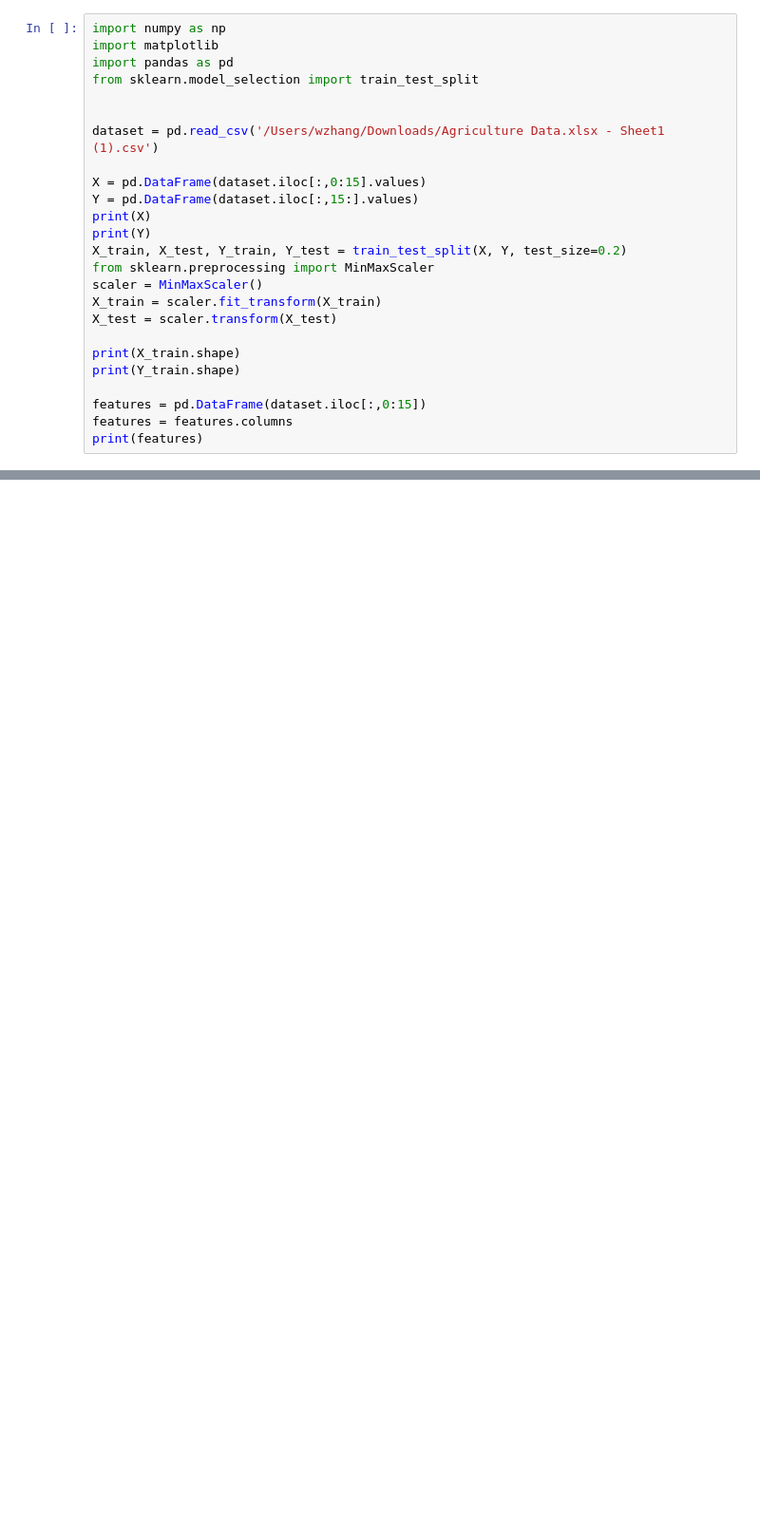
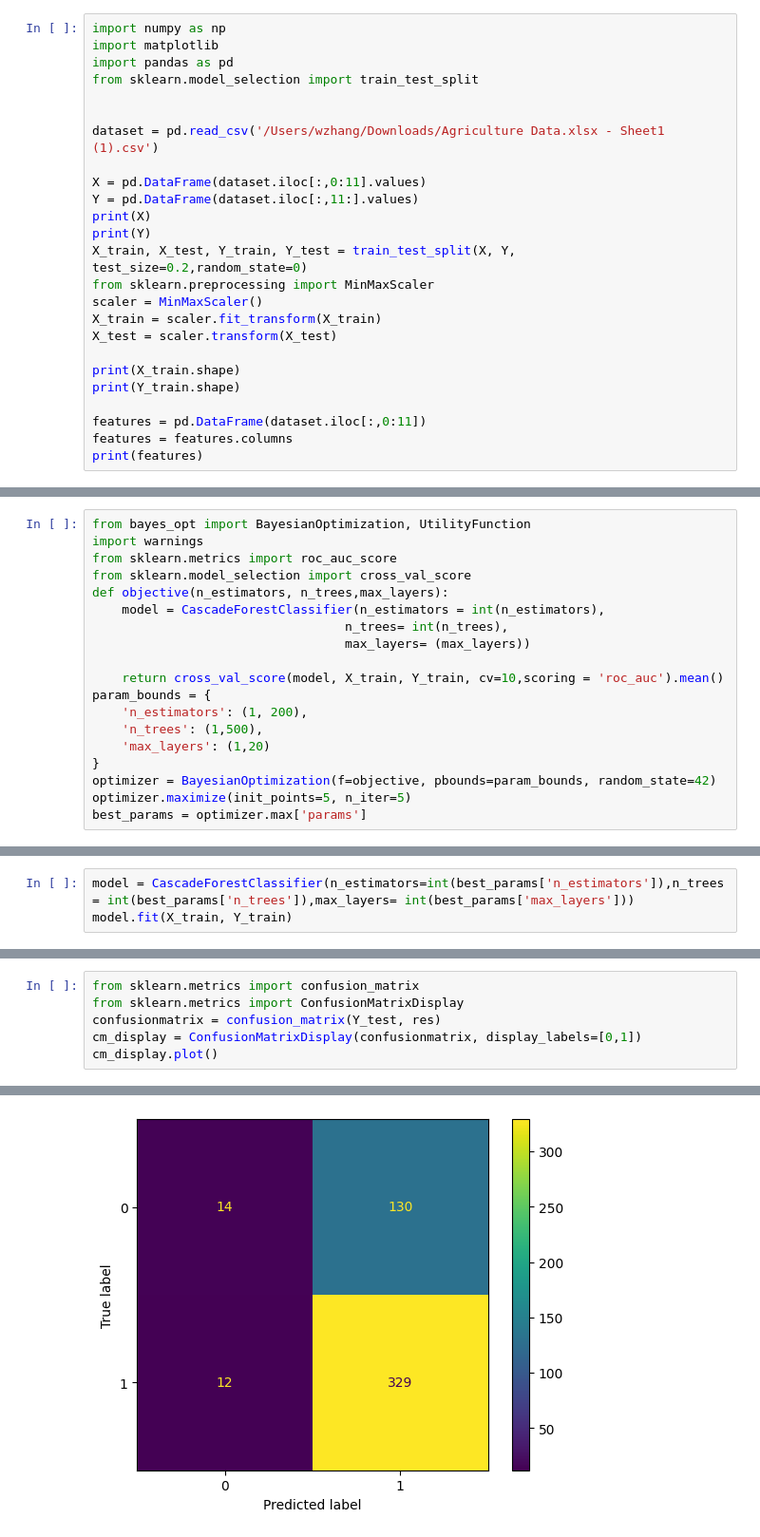
Before and after one commit to EddieZ18326/SSTP-Injury-Projects, a Jupyter notebook: Agriculture/Ensemble/DFC.ipynb, the cells around one changed output, grey strips where cells are left out. Shown at 95% size. Cells and saved outputs as stored; diff of their text form; blank space fills up the shorter version.

```diff
--- a/Agriculture/Ensemble/DFC.ipynb
+++ b/Agriculture/Ensemble/DFC.ipynb
@@ -7,11 +7,11 @@ from sklearn.model_selection import train_test_split
 
 dataset = pd.read_csv('/Users/wzhang/Downloads/Agriculture Data.xlsx - Sheet1 (1).csv')
 
-X = pd.DataFrame(dataset.iloc[:,0:15].values)
-Y = pd.DataFrame(dataset.iloc[:,15:].values)
+X = pd.DataFrame(dataset.iloc[:,0:11].values)
+Y = pd.DataFrame(dataset.iloc[:,11:].values)
 print(X)
 print(Y)
-X_train, X_test, Y_train, Y_test = train_test_split(X, Y, test_size=0.2)
+X_train, X_test, Y_train, Y_test = train_test_split(X, Y, test_size=0.2,random_state=0)
 from sklearn.preprocessing import MinMaxScaler
 scaler = MinMaxScaler()
 X_train = scaler.fit_transform(X_train)
@@ -20,7 +20,7 @@ X_test = scaler.transform(X_test)
 print(X_train.shape)
 print(Y_train.shape)
 
-features = pd.DataFrame(dataset.iloc[:,0:15])
+features = pd.DataFrame(dataset.iloc[:,0:11])
 features = features.columns
 print(features)
 # %% [output]
@@ -51,0 +49,19 @@ To enable the following instructions: AVX2 FMA, in other operations, rebuild Ten
+# %%
+from bayes_opt import BayesianOptimization, UtilityFunction
+import warnings
+from sklearn.metrics import roc_auc_score
+from sklearn.model_selection import cross_val_score
+def objective(n_estimators, n_trees,max_layers):
+    model = CascadeForestClassifier(n_estimators = int(n_estimators),
+                                  n_trees= int(n_trees),
+                                  max_layers= (max_layers))
+
+    return cross_val_score(model, X_train, Y_train, cv=10,scoring = 'roc_auc').mean()
+param_bounds = {
+    'n_estimators': (1, 200),
+    'n_trees': (1,500),
+    'max_layers': (1,20)
+}
+optimizer = BayesianOptimization(f=objective, pbounds=param_bounds, random_state=42)
+optimizer.maximize(init_points=5, n_iter=5)
+best_params = optimizer.max['params']
@@ -51,0 +74,3 @@ To enable the following instructions: AVX2 FMA, in other operations, rebuild Ten
+# %%
+model = CascadeForestClassifier(n_estimators=int(best_params['n_estimators']),n_trees = int(best_params['n_trees']),max_layers= int(best_params['max_layers']))
+model.fit(X_train, Y_train)
@@ -95,0 +142,7 @@ weighted avg   0.681750  0.742268  0.664008       485
+# %%
+from sklearn.metrics import confusion_matrix
+from sklearn.metrics import ConfusionMatrixDisplay
+confusionmatrix = confusion_matrix(Y_test, res)
+cm_display = ConfusionMatrixDisplay(confusionmatrix, display_labels=[0,1])
+cm_display.plot()
+# %% [output]
@@ -95,0 +150 @@ weighted avg   0.681750  0.742268  0.664008       485
+[figure, added]
```
Also changed, not shown: parts of 7 cells of this notebook, 16 other files.
